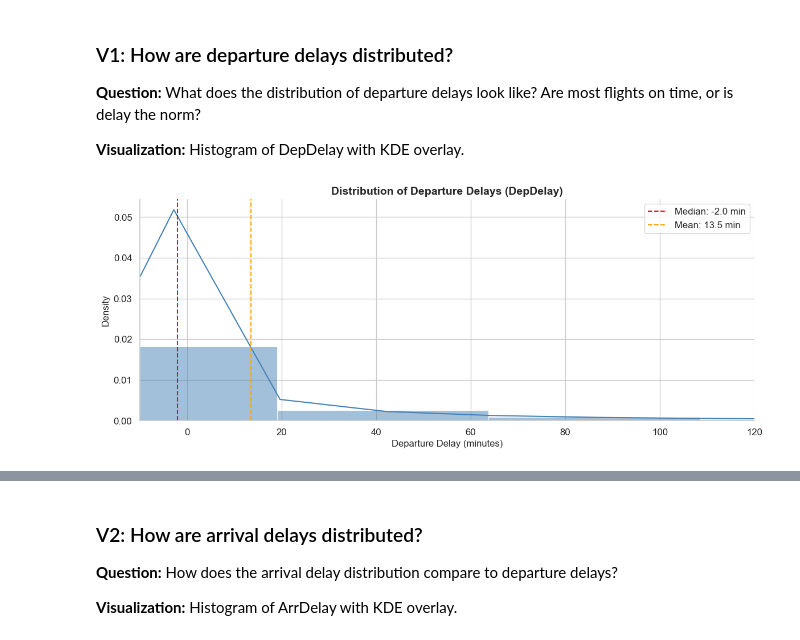
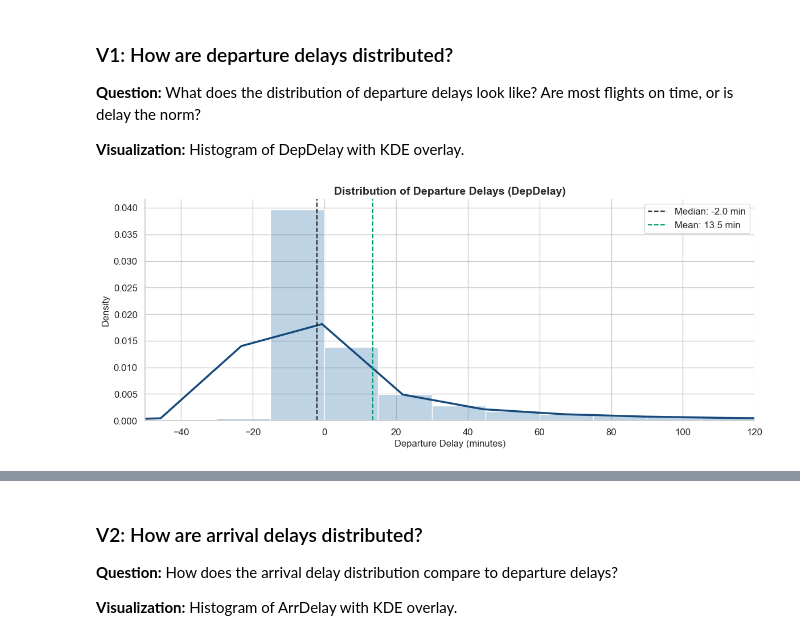
Before and after one commit to luisjfeliu/data-analysis-flight-delays-visuals, a Jupyter notebook: Part_I_exploration.ipynb, the cells around one changed output, grey strips where cells are left out. Saved outputs shown, nothing was run; the diff lists cells and outputs as text; code cells hidden in the pictures.

```diff
--- a/Part_I_exploration.ipynb
+++ b/Part_I_exploration.ipynb
@@ -235,17 +235,19 @@ Investigating the distributions of individual variables using the Question-Visua
 **Visualization:** Histogram of DepDelay with KDE overlay.
 # %%
 fig, ax = plt.subplots(figsize=(12, 5))
-sns.histplot(df_active['DepDelay'], bins=100, kde=True, ax=ax, color='steelblue', stat='density')
+bin_edges = np.arange(-30, 121, 15)
+sns.histplot(df_active['DepDelay'], bins=bin_edges, ax=ax, color='steelblue', stat='density', alpha=0.35)
+sns.kdeplot(df_active['ArrDelay'], color='#174A7C', linewidth=2.5, ax=ax)
 ax.set_title('Distribution of Departure Delays (DepDelay)', fontsize=14, fontweight='bold')
 ax.set_xlabel('Departure Delay (minutes)', fontsize=12)
 ax.set_ylabel('Density', fontsize=12)
-ax.axvline(df_active['DepDelay'].median(), color='red', linestyle='--', label=f"Median: {df_active['DepDelay'].median():.1f} min")
-ax.axvline(df_active['DepDelay'].mean(), color='orange', linestyle='--', label=f"Mean: {df_active['DepDelay'].mean():.1f} min")
+ax.axvline(df_active['DepDelay'].median(), color='#222222', linestyle='--', label=f"Median: {df_active['DepDelay'].median():.1f} min")
+ax.axvline(df_active['DepDelay'].mean(), color='#009E73', linestyle='--', label=f"Mean: {df_active['DepDelay'].mean():.1f} min")
 ax.legend()
-ax.set_xlim(-10, 120)
+ax.set_xlim(-50, 120)
 plt.tight_layout()
 # %% [output]
-[figure, old version]
+[figure, new version]
 # %% [markdown]
 **Observations:**
 - The distribution is **heavily right-skewed** with a large peak near 0, indicating many flights depart on time.
```
Also changed, not shown: parts of 52 cells of this notebook, 3 other files.
